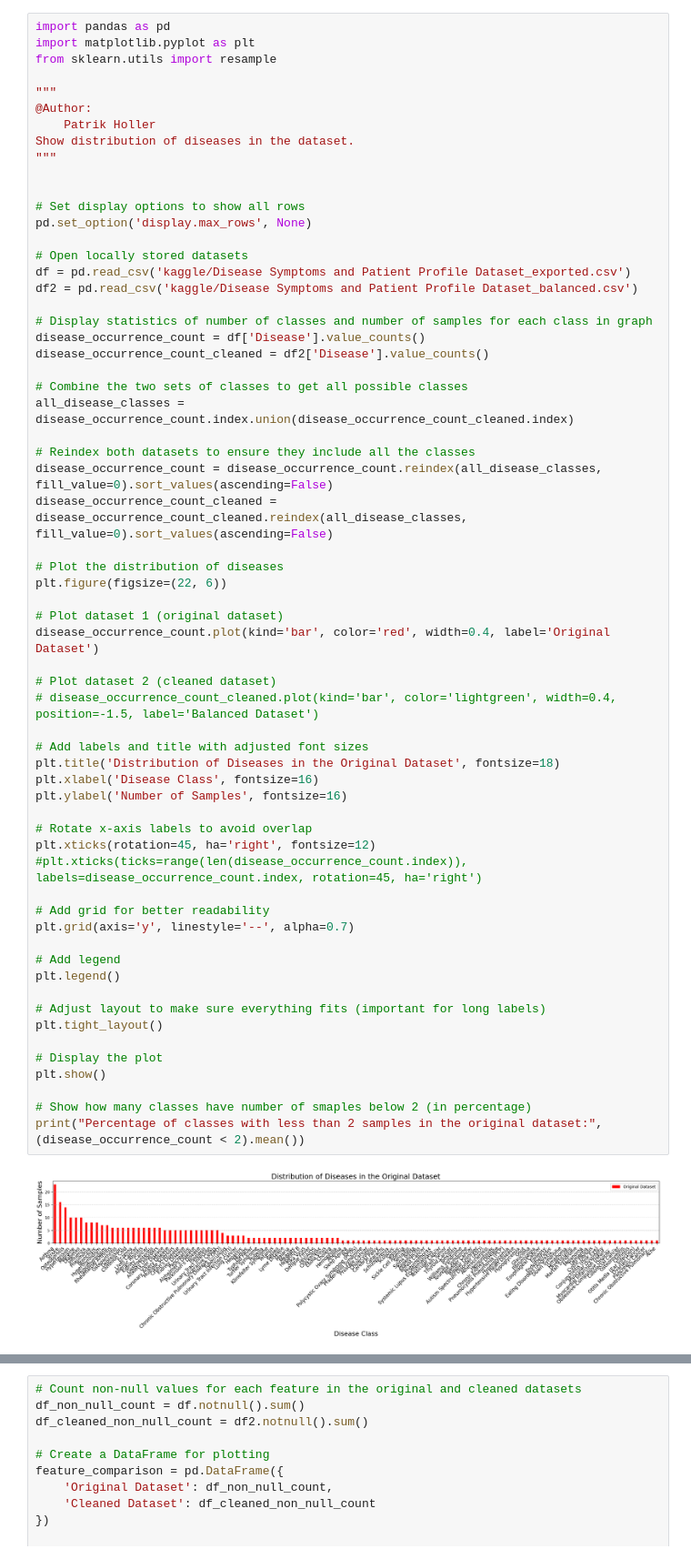
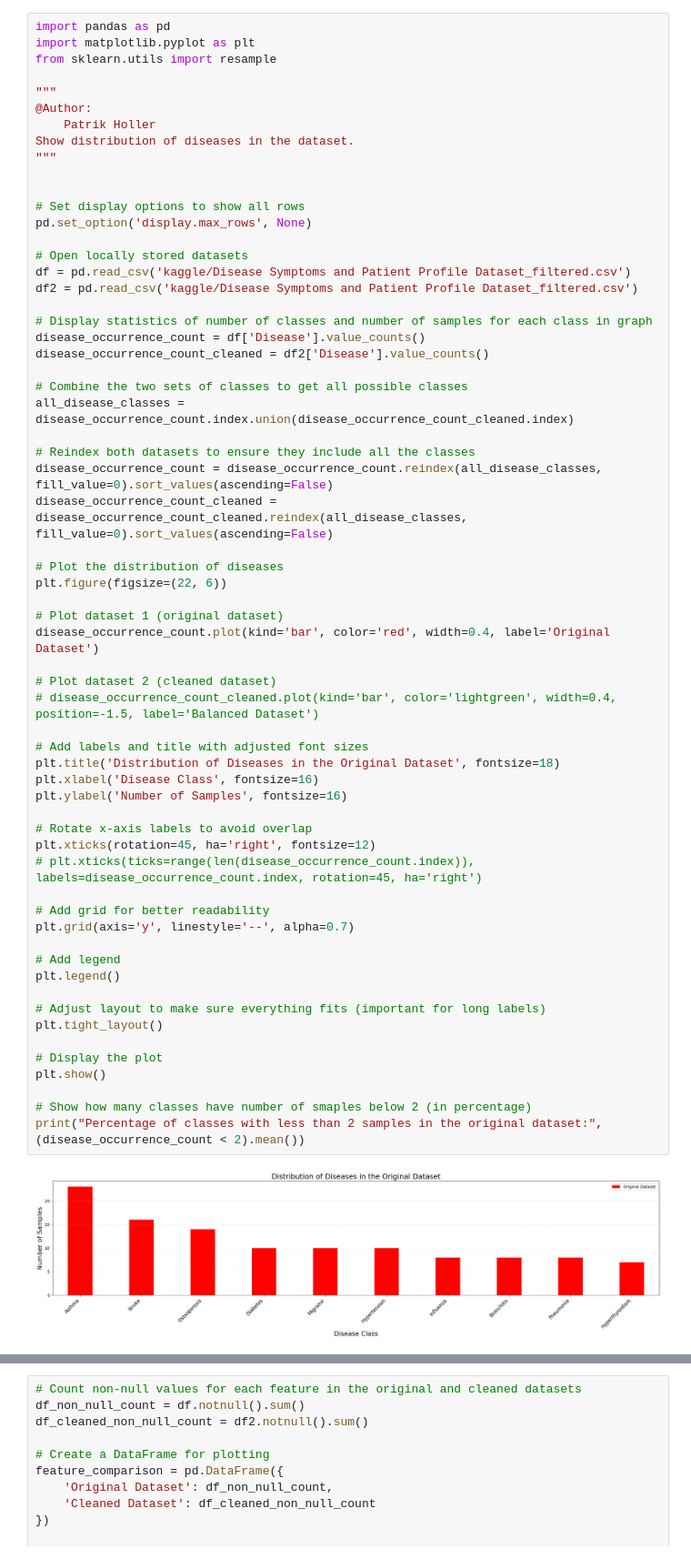
Before and after one commit to hollepat/VirtualDoctor_, a Jupyter notebook: classification_model/datasets/Preprocessing.ipynb, the cells around one changed output, grey strips where cells are left out. Shown at 91% size. Drawn from its saved outputs; the diff is of its cells as text.

```diff
--- a/classification_model/datasets/Preprocessing.ipynb
+++ b/classification_model/datasets/Preprocessing.ipynb
@@ -14,8 +14,8 @@ Show distribution of diseases in the dataset.
 pd.set_option('display.max_rows', None)
 
 # Open locally stored datasets
-df = pd.read_csv('kaggle/Disease Symptoms and Patient Profile Dataset_exported.csv')
-df2 = pd.read_csv('kaggle/Disease Symptoms and Patient Profile Dataset_balanced.csv')
+df = pd.read_csv('kaggle/Disease Symptoms and Patient Profile Dataset_filtered.csv')
+df2 = pd.read_csv('kaggle/Disease Symptoms and Patient Profile Dataset_filtered.csv')
 
 # Display statistics of number of classes and number of samples for each class in graph
 disease_occurrence_count = df['Disease'].value_counts()
@@ -33,32 +33,32 @@ plt.figure(figsize=(22, 6))
 
 # Plot dataset 1 (original dataset)
 disease_occurrence_count.plot(kind='bar', color='red', width=0.4, label='Original Dataset')
 
 # Plot dataset 2 (cleaned dataset)
 # disease_occurrence_count_cleaned.plot(kind='bar', color='lightgreen', width=0.4, position=-1.5, label='Balanced Dataset')
 
 # Add labels and title with adjusted font sizes
 plt.title('Distribution of Diseases in the Original Dataset', fontsize=18)
 plt.xlabel('Disease Class', fontsize=16)
 plt.ylabel('Number of Samples', fontsize=16)
 
 # Rotate x-axis labels to avoid overlap
 plt.xticks(rotation=45, ha='right', fontsize=12)
-#plt.xticks(ticks=range(len(disease_occurrence_count.index)), labels=disease_occurrence_count.index, rotation=45, ha='right')
+# plt.xticks(ticks=range(len(disease_occurrence_count.index)), labels=disease_occurrence_count.index, rotation=45, ha='right')
 
 # Add grid for better readability
 plt.grid(axis='y', linestyle='--', alpha=0.7)
 
 # Add legend
 plt.legend()
 
 # Adjust layout to make sure everything fits (important for long labels)
 plt.tight_layout()
 
 # Display the plot
 plt.show()
 
 # Show how many classes have number of smaples below 2 (in percentage)
 print("Percentage of classes with less than 2 samples in the original dataset:", (disease_occurrence_count < 2).mean())
 # %% [output]
-[figure, old version]
+[figure, new version]
```
Also changed, not shown: parts of 1 cell of this notebook, 13 other files.
